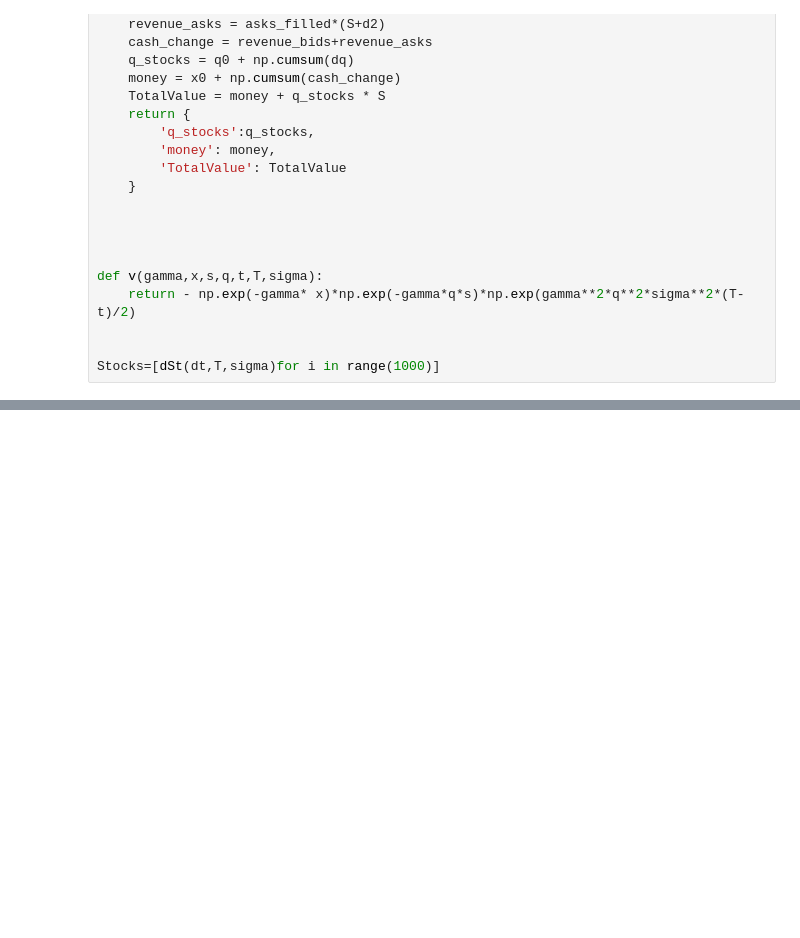
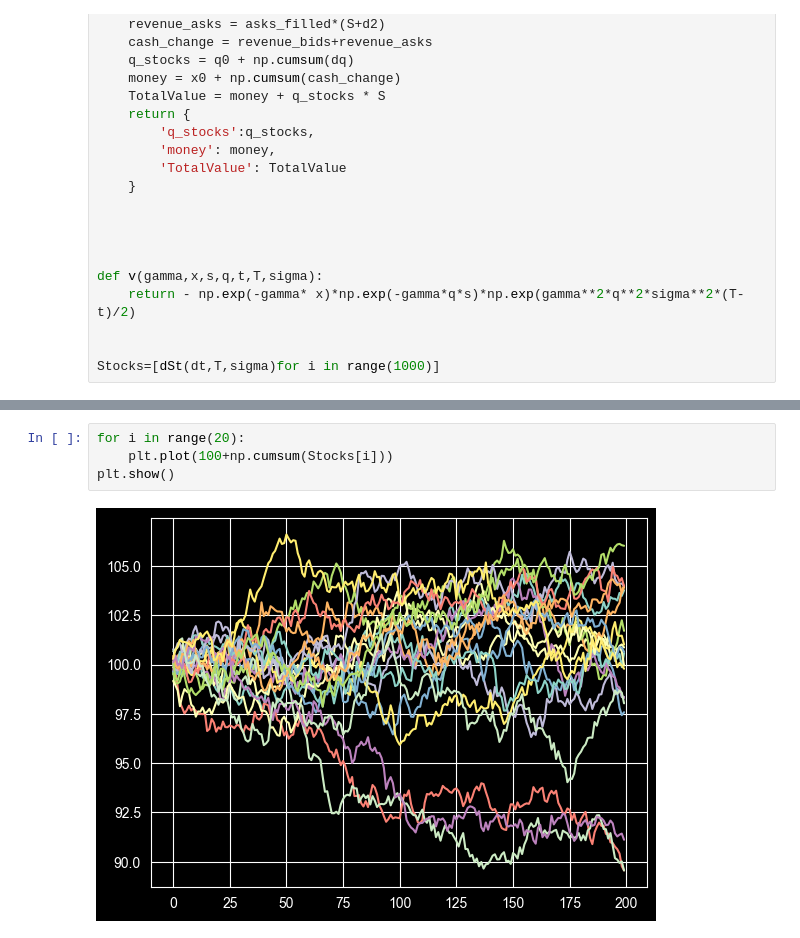
Before and after one commit to Niklas6/AvellanedaStoikov, a Jupyter notebook: Playground_Avellaneda–Stoikov_Market-Making_Simulator.ipynb, the cells around one changed output, grey strips where cells are left out. Saved outputs shown, nothing was run; the diff lists cells and outputs as text; blank space fills up the shorter version.

```diff
--- a/Playground_Avellaneda–Stoikov_Market-Making_Simulator.ipynb
+++ b/Playground_Avellaneda–Stoikov_Market-Making_Simulator.ipynb
@@ -134,3 +134,9 @@ mean:  -0.007786386657834889 median:  -0.005601575564607494 std:  0.007494402076
+# %%
+for i in range(20):
+    plt.plot(100+np.cumsum(Stocks[i]))
+plt.show()
+# %% [output]
+[figure, added]
 # %%
 S=100+np.cumsum(Stocks[0])
 
```
Also changed, not shown: parts of 5 cells of this notebook, 9 other files.
